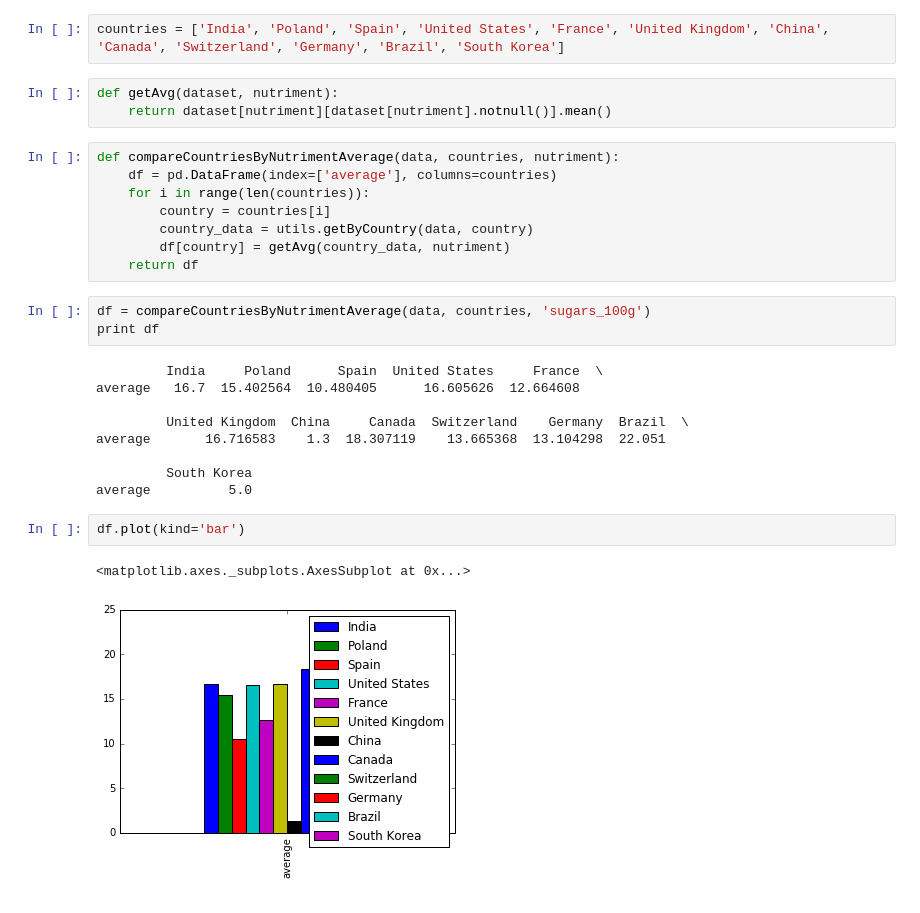
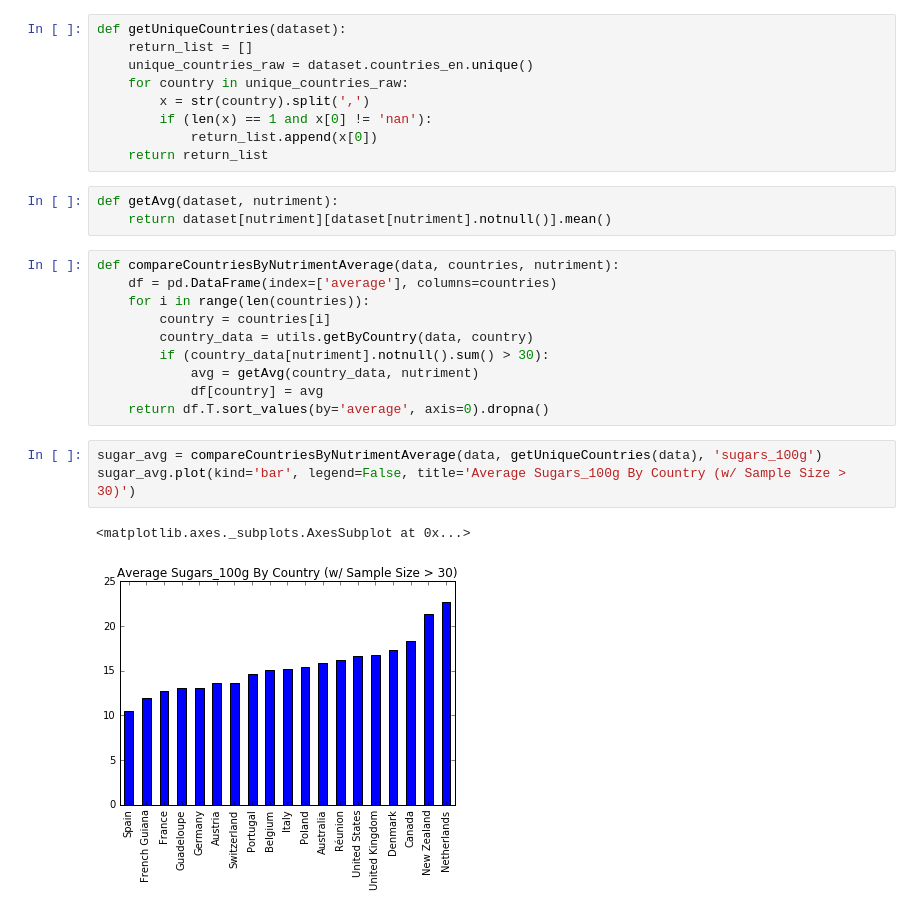
Before and after one commit to jaredvonhalle/CSC478WorldFoodFacts, a Jupyter notebook: USA.ipynb, the cells around one changed output. Drawn from its saved outputs; the diff is of its cells as text.

Commit message:
compare countries - sugar, carbs, protein, energy, sodium

```diff
--- a/USA.ipynb
+++ b/USA.ipynb
@@ -72,5 +52,12 @@ array(['France', 'United Kingdom', 'Spain', 'United States', 'Germany',
-# %%
-countries = ['India', 'Poland', 'Spain', 'United States', 'France', 'United Kingdom', 'China', 'Canada', 'Switzerland', 'Germany', 'Brazil', 'South Korea']
+# %%
+def getUniqueCountries(dataset):
+    return_list = []
+    unique_countries_raw = dataset.countries_en.unique()
+    for country in unique_countries_raw:
+        x = str(country).split(',')
+        if (len(x) == 1 and x[0] != 'nan'):
+            return_list.append(x[0])
+    return return_list
 # %%
 def getAvg(dataset, nutriment):
     return dataset[nutriment][dataset[nutriment].notnull()].mean()
@@ -80,22 +67,13 @@ def compareCountriesByNutrimentAverage(data, countries, nutriment):
     for i in range(len(countries)):
         country = countries[i]
         country_data = utils.getByCountry(data, country)
-        df[country] = getAvg(country_data, nutriment)
-    return df
+        if (country_data[nutriment].notnull().sum() > 30):
+            avg = getAvg(country_data, nutriment)
+            df[country] = avg
+    return df.T.sort_values(by='average', axis=0).dropna()
-# %%
-df = compareCountriesByNutrimentAverage(data, countries, 'sugars_100g')
-print df
-# %% [output]
-         India     Poland      Spain  United States     France  \
-average   16.7  15.402564  10.480405      16.605626  12.664608
-
-         United Kingdom  China     Canada  Switzerland    Germany  Brazil  \
-average       16.716583    1.3  18.307119    13.665368  13.104298  22.051
-
-         South Korea
-average          5.0
-# %%
-df.plot(kind='bar')
-# %% [output]
-<matplotlib.axes._subplots.AxesSubplot at 0x...>
-[figure, removed]
+# %%
+sugar_avg = compareCountriesByNutrimentAverage(data, getUniqueCountries(data), 'sugars_100g')
+sugar_avg.plot(kind='bar', legend=False, title='Average Sugars_100g By Country (w/ Sample Size > 30)')
+# %% [output]
+<matplotlib.axes._subplots.AxesSubplot at 0x...>
+[figure, added]
```
Also changed, not shown: parts of 7 cells of this notebook.
